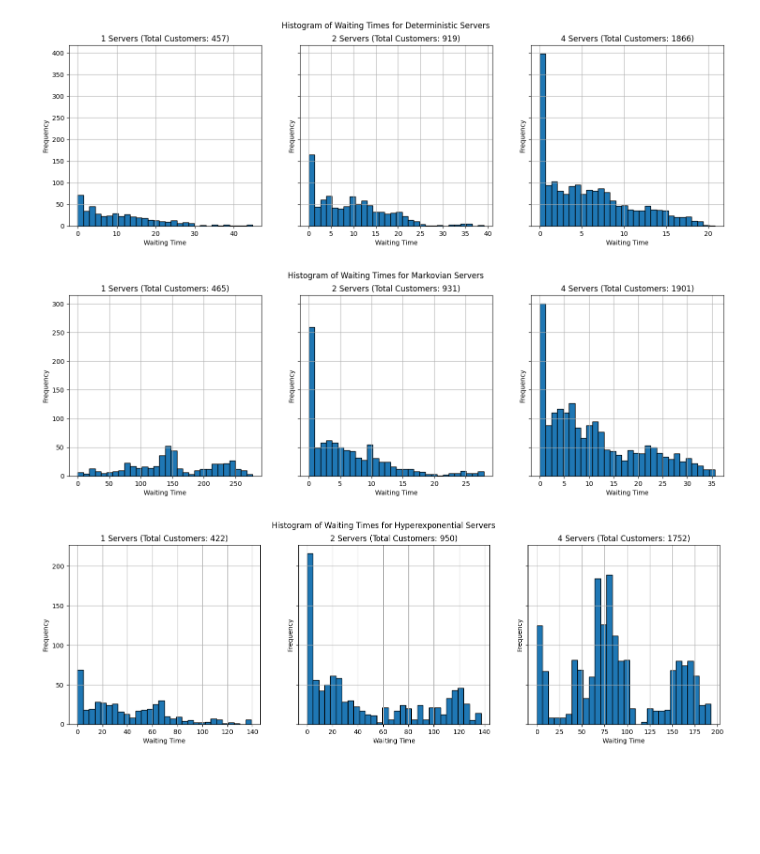
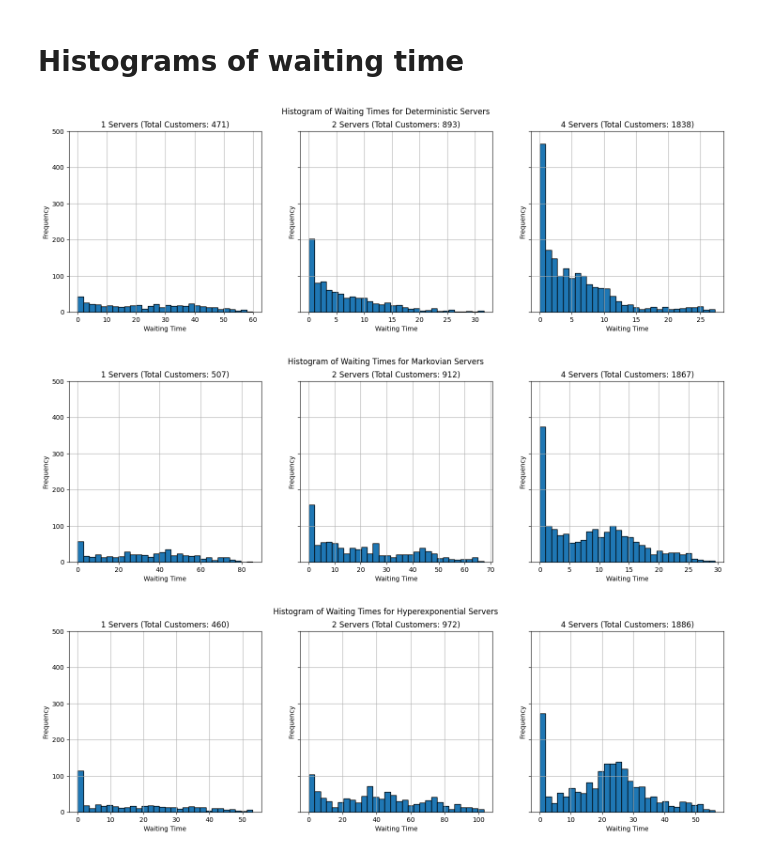
Before and after one commit to brkoedijk/Stoch_Sim_As2, a Jupyter notebook: opdr4.ipynb, the cells around one changed output. Saved outputs shown, nothing was run; the diff lists cells and outputs as text; code cells hidden in the pictures; blank space fills up the shorter version.

Commit message:
owrking time

```diff
--- a/opdr4.ipynb
+++ b/opdr4.ipynb
@@ -175,0 +232,21 @@ Servers: 4, Mean Waiting Time: 0.7391, 95% CI: (0.0984, 1.3797)
+# %%
+
+
+for n in servers:
+    print(f"\nNumber of Servers: {n}")
+    for i in range(len(server_types)):
+        for j in range(i + 1, len(server_types)):
+            stype1, stype2 = server_types[i], server_types[j]
+            group1 = results[stype1][n]
+            group2 = results[stype2][n]
+
+            # Perform a two-sample t-test
+            t_stat, p_value = ttest_ind(group1, group2, equal_var=False)  # Welch's t-test
+
+            print(f"Comparing Server Types {stype1} vs {stype2}:")
+            print(f"  t-statistic = {t_stat:.4f}, p-value = {p_value:.4f}")
+            if p_value < 0.05:
+                print("  Result: Significant difference in waiting times.")
+            else:
+                print("  Result: No significant difference in waiting times.")
+            print()
@@ -224,47 +362,50 @@ for n in number_of_servers:
+# %% [markdown]
+# Histograms of waiting time
 # %%
-import matplotlib.pyplot as plt
+random_seed = 1234
 
 system_load = 0.95
 mean_service_time = 4
-simulations = 50
+simulations = 300
 servers = [1, 2, 4]
 server_types = ["Deterministic",  "Markovian", "Hyperexponential"]
 simulation_time = 2000
 measurement_time_interval = 5
-random.seed(25)
+
 
 service_rate = 1 / mean_service_time
 mean_interarrival_by_n = {n: 1 / (n * system_load * service_rate) for n in servers}
 
 for server_type in server_types:
     fig, axs = plt.subplots(1, 3, figsize=(18, 5), sharey=True)
     fig.suptitle(f'Histogram of Waiting Times for {server_type} Servers')
     max_y = 0  # To store the maximum y value for setting consistent y-axis limits
 
 
     for i, server_count in enumerate(servers):
         specific_mean_interarrival = mean_interarrival_by_n[server_count]
-        specific_random_seed = random.randint(0, 10000)
 
         # Run the simulation for the specific settings
-        result = simulate_mmn(specific_mean_interarrival, mean_service_time, server_count, simulation_time, measurement_time_interval, specific_random_seed, server_type)
-
+        results = simulate_mmn(specific_mean_interarrival, mean_service_time, server_count, simulation_time, measurement_time_interval, random.randint(0,1000), server_type)
         # Get the waiting times
-        wt = result['waitingtimes']
+        #wt = [time for result in results[server_type][server_count] for time in result['waitingtimes']]
+        #wt = (results[server_type][server_count])["waitingtimes"]
+        wt = results['waitingtimes']
         total_customers = len(wt)
 
 
         # Create a histogram of the waiting times
         axs[i].hist(wt, bins=30, edgecolor='black')
         axs[i].set_title(f'{server_count} Servers (Total Customers: {total_customers})')
         axs[i].set_xlabel('Waiting Time')
         axs[i].set_ylabel('Frequency')
         axs[i].grid(True)
+        axs[i].set_ylim(0,500)
         fig.savefig(f"histogram_{server_type}.png", dpi=300)
 
 
     plt.show()
 # %% [output]
-[figure, old version]
+[figure, new version]
-[figure, old version]
+[figure, new version]
-[figure, old version]
+[figure, new version]
```
Also changed, not shown: parts of 9 cells of this notebook.
